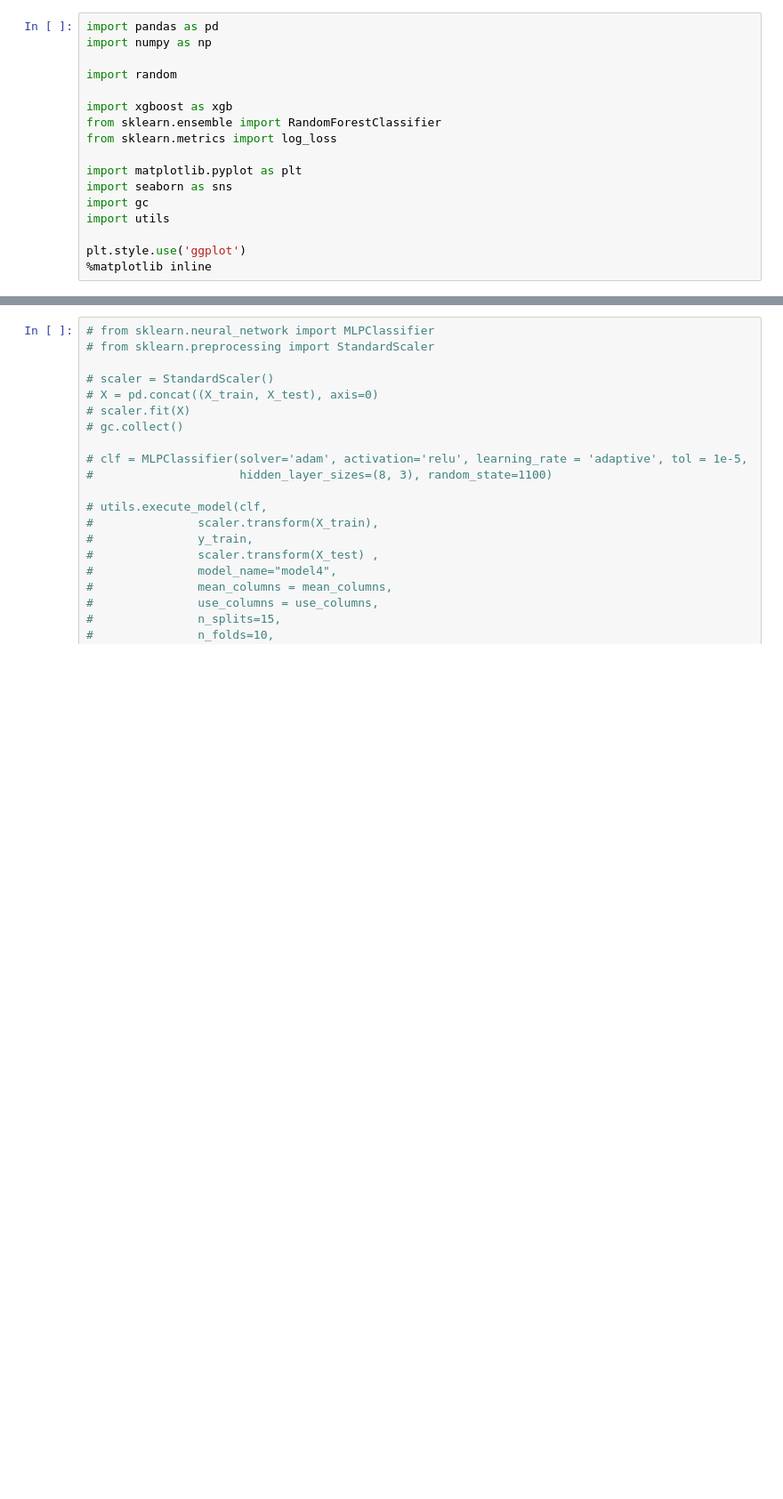
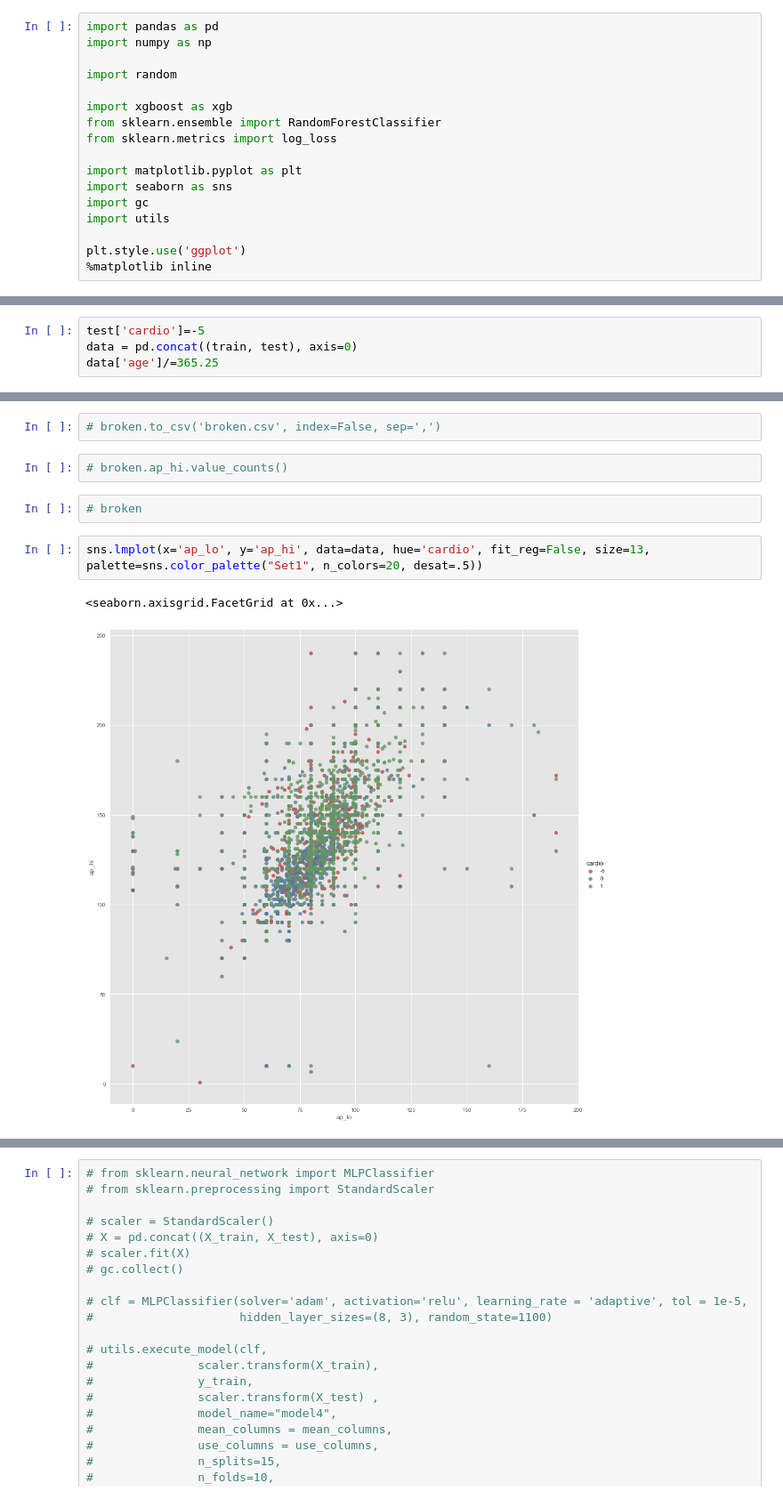
Before and after one commit to mortido/ML-Boot-Camp-V, a Jupyter notebook: models-main.ipynb, the cells around one changed output, grey strips where cells are left out. Shown at 89% size. Cells and saved outputs as stored; diff of their text form; blank space fills up the shorter version.

```diff
--- a/models-main.ipynb
+++ b/models-main.ipynb
@@ -416,0 +78,4 @@ model3-- results saved!
+# %%
+test['cardio']=-5
+data = pd.concat((train, test), axis=0)
+data['age']/=365.25
@@ -416,0 +94,11 @@ model3-- results saved!
+# %%
+# broken.to_csv('broken.csv', index=False, sep=',')
+# %%
+# broken.ap_hi.value_counts()
+# %%
+# broken
+# %%
+sns.lmplot(x='ap_lo', y='ap_hi', data=data, hue='cardio', fit_reg=False, size=13, palette=sns.color_palette("Set1", n_colors=20, desat=.5))
+# %% [output]
+<seaborn.axisgrid.FacetGrid at 0x...>
+[figure, added]
```
Also changed, not shown: parts of 46 cells of this notebook, 6 other files.
